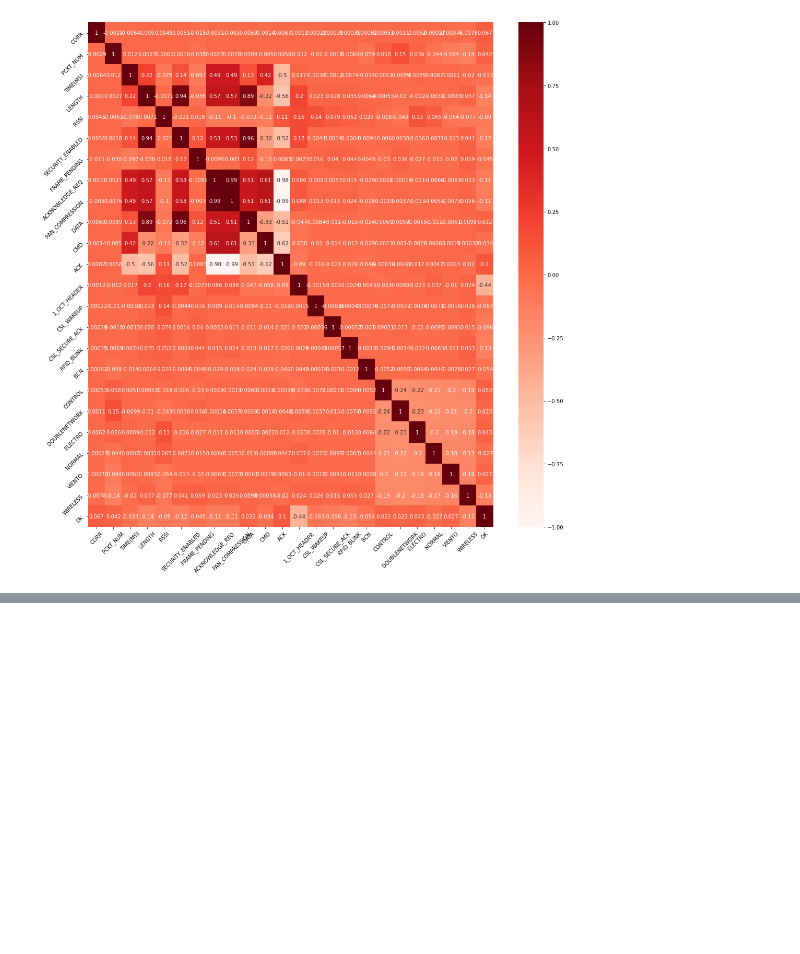
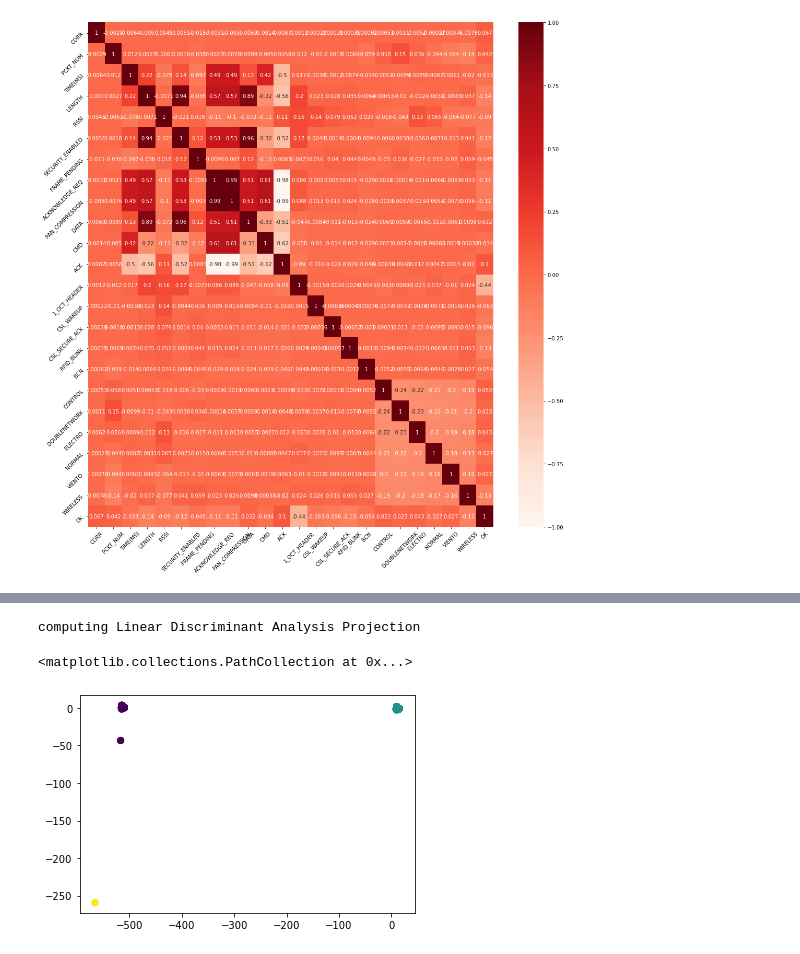
Before and after one commit to the-other-mariana/star-network, a Jupyter notebook: misc/data-analysis/analysis.ipynb, the cells around one changed output, grey strips where cells are left out. Cells and saved outputs as stored; diff of their text form; code cells hidden in the pictures; blank space fills up the shorter version.

```diff
--- a/misc/data-analysis/analysis.ipynb
+++ b/misc/data-analysis/analysis.ipynb
@@ -95,0 +177,12 @@ plt.show()
+# %%
+print('computing Linear Discriminant Analysis Projection')
+X2 = X.copy()
+X2.flat[::X.shape[1] + 1] += 0.01 # make x invertible
+t0 = time()
+X2 = discriminant_analysis.LinearDiscriminantAnalysis(n_components=2).fit_transform(X2, y)
+colors = [int(i % 5) for i in y]
+plt.scatter(X2[:,0], X2[:,1], c=colors)
+# %% [output]
+computing Linear Discriminant Analysis Projection
+<matplotlib.collections.PathCollection at 0x...>
+[figure, added]
```
Also changed, not shown: parts of 11 cells of this notebook, 3 other files.
